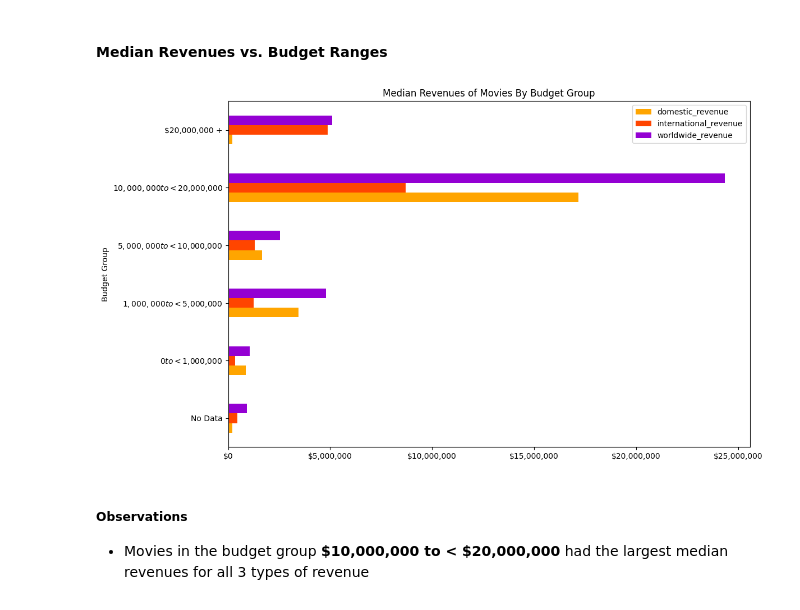
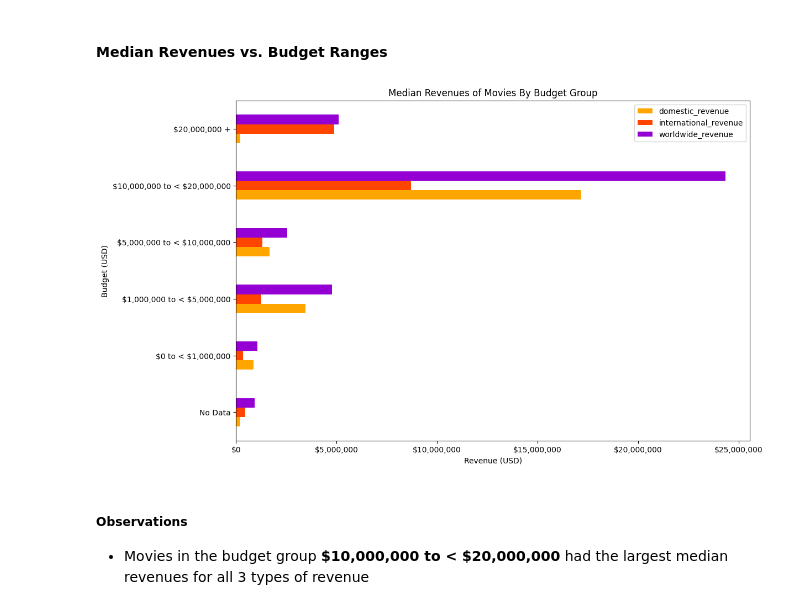
Before and after one commit to AlexPMorton/A24-Movies-EDA, a Jupyter notebook: A24_EDA.ipynb, the cells around one changed output. Drawn from its saved outputs; the diff is of its cells as text; code cells hidden in the pictures.

```diff
--- a/A24_EDA.ipynb
+++ b/A24_EDA.ipynb
@@ -559,26 +563,29 @@ A24_genre_mean_runtime_plot.get_legend().remove()
 # %%
 # New dataframe for classifying which movies have budget data
 A24_budget_groups = A24.copy()
 
 # Adding new column to distinguish which movies have budget data
 A24_budget_groups['budget_range'] = np.select([A24_budget_groups['budget'].isnull(),
 (A24_budget_groups['budget'] >= 0) & (A24_budget_groups['budget'] < 1000000),
 (A24_budget_groups['budget'] >= 1000000) & (A24_budget_groups['budget'] < 5000000),
 (A24_budget_groups['budget'] >= 5000000) & (A24_budget_groups['budget'] < 10000000),
 (A24_budget_groups['budget'] >= 10000000) & (A24_budget_groups['budget'] < 20000000),
 (A24_budget_groups['budget'] >= 20000000)],
-['No Data','$0 to < $1,000,000','$1,000,000 to < $5,000,000','$5,000,000 to < $10,000,000','$10,000,000 to < $20,000,000','$20,000,000 +'], default='N/A')
+['No Data','\$0 to < \$1,000,000','\$1,000,000 to < \$5,000,000','\$5,000,000 to < \$10,000,000','\$10,000,000 to < \$20,000,000','\$20,000,000 +'], default='N/A')
 
-budget_order = ['No Data','$0 to < $1,000,000','$1,000,000 to < $5,000,000','$5,000,000 to < $10,000,000','$10,000,000 to < $20,000,000','$20,000,000 +']
+budget_order = ['No Data','\$0 to < \$1,000,000','\$1,000,000 to < \$5,000,000','\$5,000,000 to < \$10,000,000','\$10,000,000 to < \$20,000,000','\$20,000,000 +']
 
 A24_budget_groups_median = A24_budget_groups.groupby('budget_range').median().reindex(budget_order)
 
 A24_budget_groups_median
+
 A24_budget_groups_median_revenues_plot = A24_budget_groups_median[['domestic_revenue','international_revenue','worldwide_revenue']].plot(kind ='barh', xlabel = "Budget Group", ylabel = "Median Revenue (USD)", title = "Median Revenues of Movies By Budget Group", color = ['orange','orangered','darkviolet'], figsize = (12,12/1.5))
+plt.xlabel('Revenue (USD)')
+plt.ylabel('Budget (USD)')
 
 A24_budget_groups_median_revenues_plot.xaxis.set_major_formatter('${x:,.0f}')
 # %% [output]
-[figure, old version]
+[figure, new version]
 # %% [markdown]
 ##### Observations
 - Movies in the budget group **\$10,000,000 to < \$20,000,000** had the largest median revenues for all 3 types of revenue
```
Also changed, not shown: parts of 45 cells of this notebook, 1 other file.
